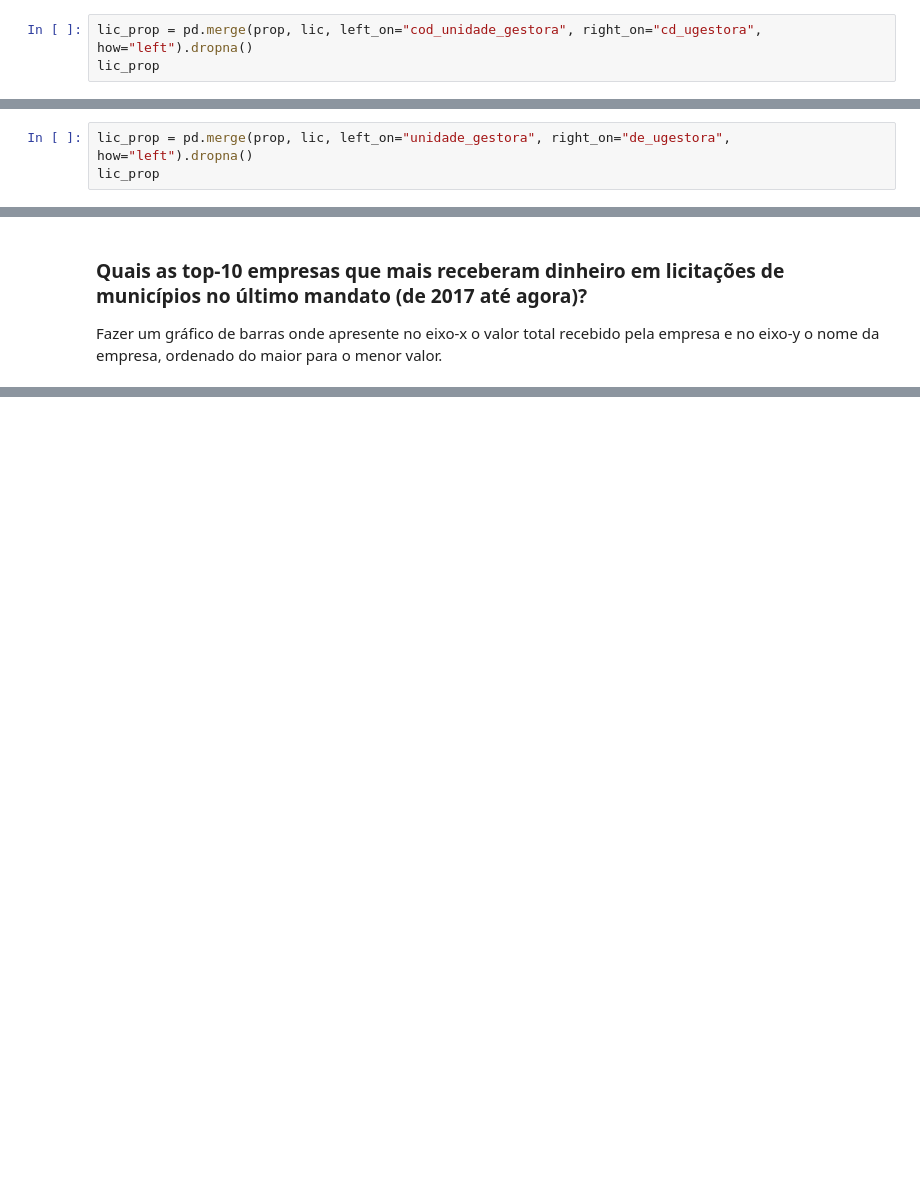
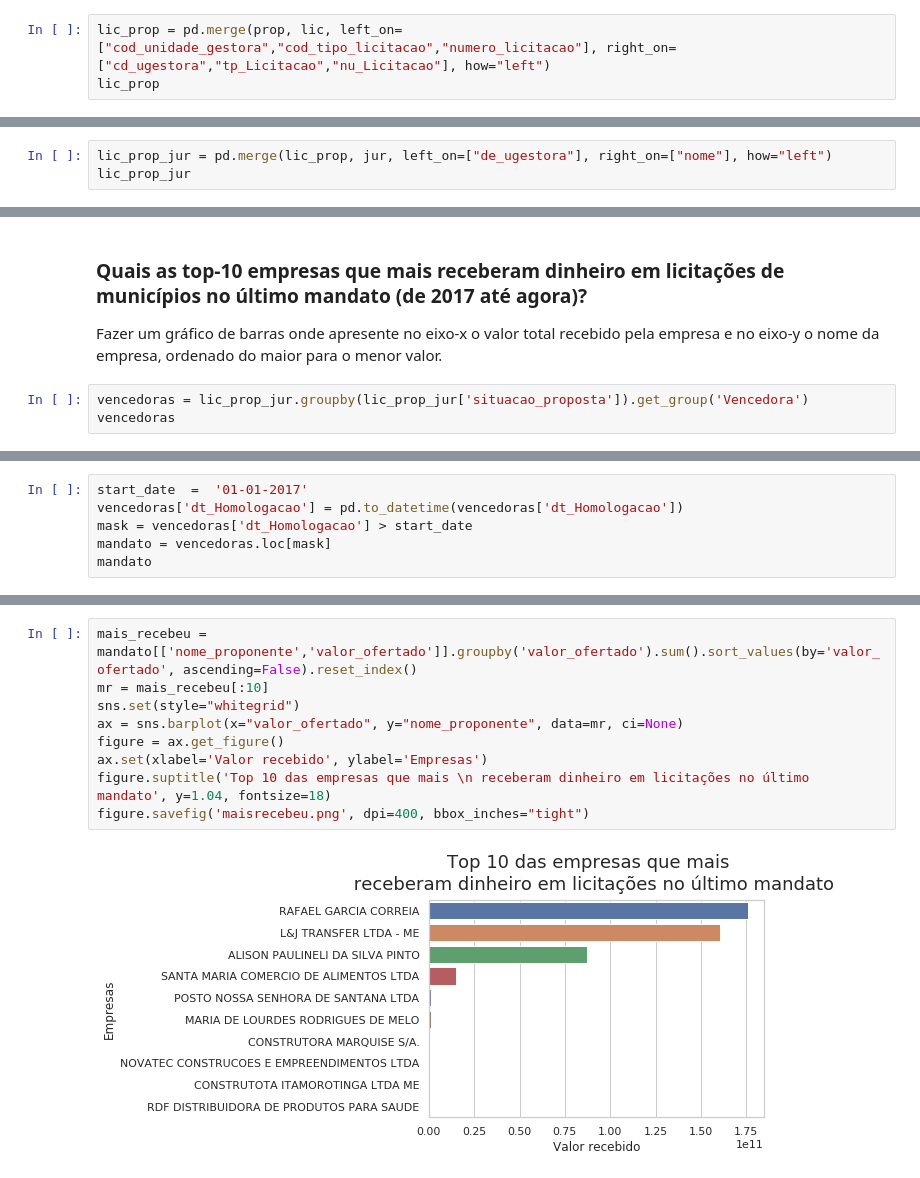
Before and after one commit to labdados/tec-cid, a Jupyter notebook: analise/expotec/expotec.ipynb, the cells around one changed output, grey strips where cells are left out. Saved outputs shown, nothing was run; the diff lists cells and outputs as text; blank space fills up the shorter version.

Commit message:
falta testar valor por mês

```diff
--- a/analise/expotec/expotec.ipynb
+++ b/analise/expotec/expotec.ipynb
@@ -15,6 +16,6 @@ Skipping line 144111: '|' expected after '"'
 Skipping line 188932: '|' expected after '"'
 Skipping line 198432: '|' expected after '"'
 # %%
-lic_prop = pd.merge(prop, lic, left_on="cod_unidade_gestora", right_on="cd_ugestora", how="left").dropna()
+lic_prop = pd.merge(prop, lic, left_on=["cod_unidade_gestora","cod_tipo_licitacao","numero_licitacao"], right_on=["cd_ugestora","tp_Licitacao","nu_Licitacao"], how="left")
 lic_prop
 # %% [output]
@@ -22,4 +40,4 @@ MemoryError:
 # %%
-lic_prop = pd.merge(prop, lic, left_on="unidade_gestora", right_on="de_ugestora", how="left").dropna()
-lic_prop
+lic_prop_jur = pd.merge(lic_prop, jur, left_on=["de_ugestora"], right_on=["nome"], how="left")
+lic_prop_jur
 # %% [output]
@@ -223,3 +100,6 @@ figure.savefig('perdeutudo.png', dpi=400, bbox_inches="tight")
 # %% [markdown]
 ### Quais as top-10 empresas que mais receberam dinheiro em licitações de municípios no último mandato (de 2017 até agora)?
 Fazer um gráfico de barras onde apresente no eixo-x o valor total recebido pela empresa e no eixo-y o nome da empresa, ordenado do maior para o menor valor.
+# %%
+vencedoras = lic_prop_jur.groupby(lic_prop_jur['situacao_proposta']).get_group('Vencedora')
+vencedoras
@@ -225,0 +125,6 @@ Fazer um gráfico de barras onde apresente no eixo-x o valor total recebido pela
+# %%
+start_date  =  '01-01-2017'
+vencedoras['dt_Homologacao'] = pd.to_datetime(vencedoras['dt_Homologacao'])
+mask = vencedoras['dt_Homologacao'] > start_date
+mandato = vencedoras.loc[mask]
+mandato
@@ -225,0 +154,11 @@ Fazer um gráfico de barras onde apresente no eixo-x o valor total recebido pela
+# %%
+mais_recebeu = mandato[['nome_proponente','valor_ofertado']].groupby('valor_ofertado').sum().sort_values(by='valor_ofertado', ascending=False).reset_index()
+mr = mais_recebeu[:10]
+sns.set(style="whitegrid")
+ax = sns.barplot(x="valor_ofertado", y="nome_proponente", data=mr, ci=None)
+figure = ax.get_figure()
+ax.set(xlabel='Valor recebido', ylabel='Empresas')
+figure.suptitle('Top 10 das empresas que mais \n receberam dinheiro em licitações no último mandato', y=1.04, fontsize=18)
+figure.savefig('maisrecebeu.png', dpi=400, bbox_inches="tight")
+# %% [output]
+[figure, added]
```
Also changed, not shown: parts of 42 cells of this notebook, 4 other files.
